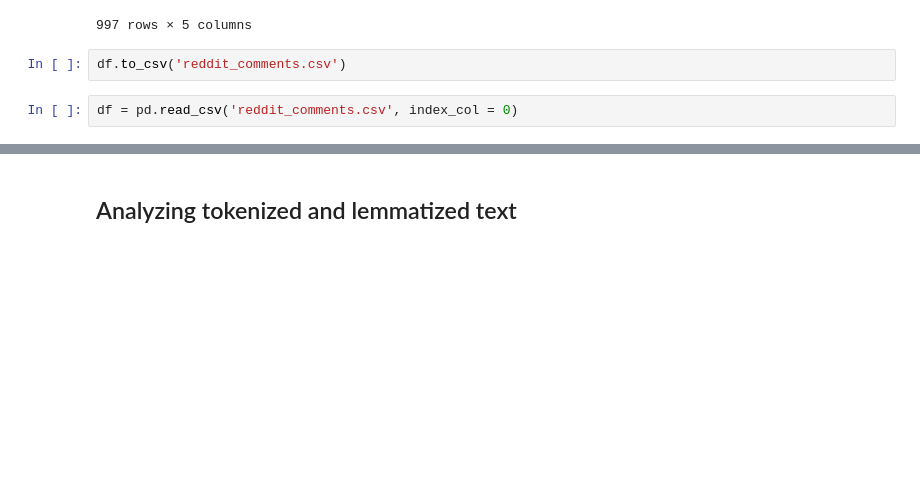
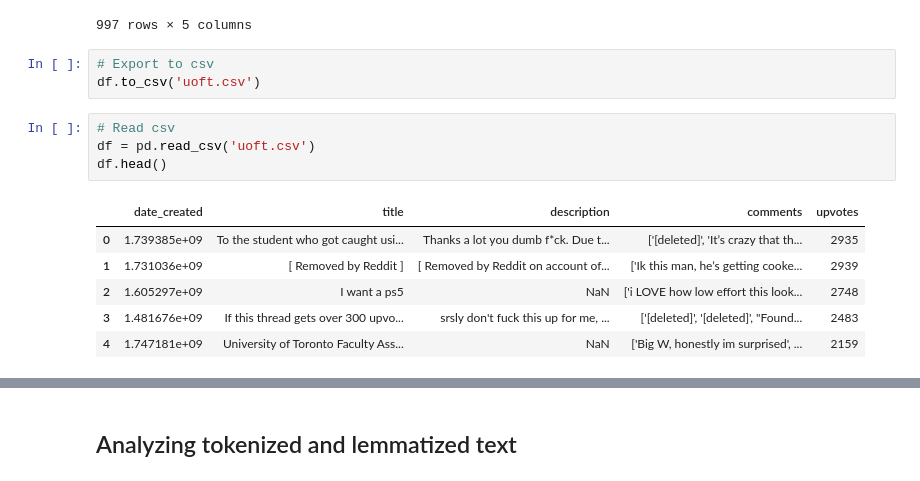
Before and after one commit to grace-ylin/uni-sentiment-analysis, a Jupyter notebook: data-collection/uoft_data.ipynb, the cells around one changed output, grey strips where cells are left out. Saved outputs shown, nothing was run; the diff lists cells and outputs as text; blank space fills up the shorter version.

```diff
--- a/data-collection/uoft_data.ipynb
+++ b/data-collection/uoft_data.ipynb
@@ -48,7 +48,17 @@ df
 | 996 | 1.614916e+09 | I was saved by my own forgetfulne... | My STA248 instructor provided two... | [I love hearing that kind of stuf... | 347 |
 997 rows × 5 columns
 # %%
-df.to_csv('reddit_comments.csv')
+# Export to csv
+df.to_csv('uoft.csv')
-# %%
-df = pd.read_csv('reddit_comments.csv', index_col = 0)
+# %%
+# Read csv
+df = pd.read_csv('uoft.csv')
+df.head()
+# %% [output]
+|  | date_created | title | description | comments | upvotes |
+| 0 | 1.739385e+09 | To the student who got caught usi... | Thanks a lot you dumb f*ck. Due t... | ['[deleted]', 'It’s crazy that th... | 2935 |
+| 1 | 1.731036e+09 | [ Removed by Reddit ] | [ Removed by Reddit on account of... | ['Ik this man, he’s getting cooke... | 2939 |
+| 2 | 1.605297e+09 | I want a ps5 | NaN | ['i LOVE how low effort this look... | 2748 |
+| 3 | 1.481676e+09 | If this thread gets over 300 upvo... | srsly don't fuck this up for me, ... | ['[deleted]', '[deleted]', "Found... | 2483 |
+| 4 | 1.747181e+09 | University of Toronto Faculty Ass... | NaN | ['Big W, honestly im surprised', ... | 2159 |
 # %%
```
Also changed, not shown: parts of 20 cells of this notebook, 4 other files.
